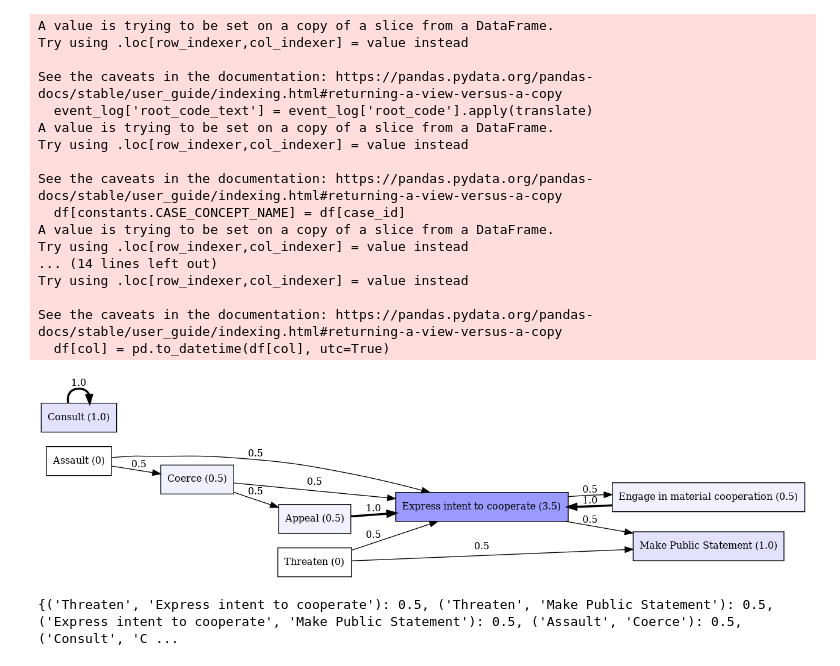
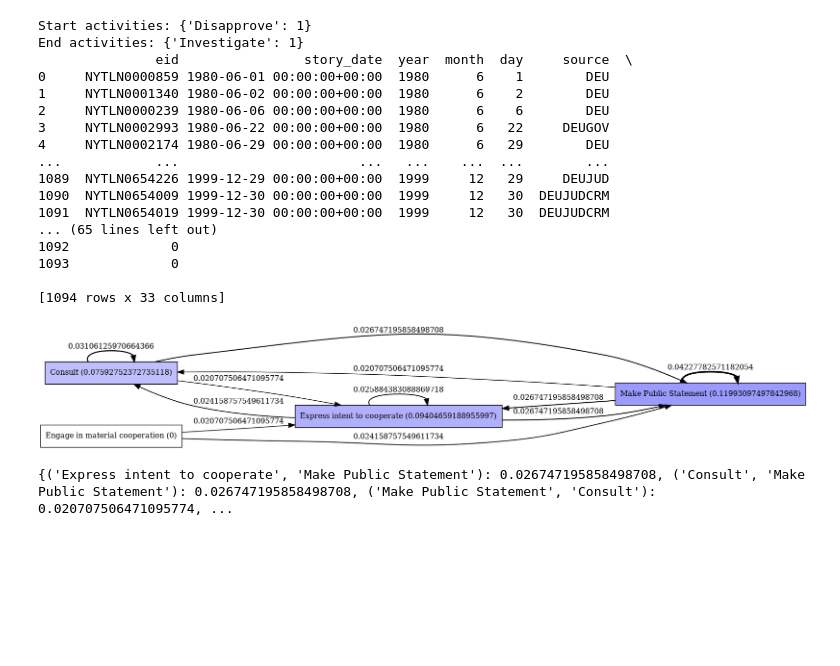
Before and after one commit to sashamorecode/Geopolitics-Process-Mining, a Jupyter notebook: ProcMingNotebookTest.ipynb, the cells around one changed output. Cells and saved outputs as stored; diff of their text form; code cells hidden in the pictures; blank space fills up the shorter version.

Commit message:
added start end date to preprocess

```diff
--- a/ProcMingNotebookTest.ipynb
+++ b/ProcMingNotebookTest.ipynb
@@ -19,7 +19,11 @@ def code2text_Pheonix(event_log):
     event_log['root_code_text'] = event_log['root_code'].apply(translate)
     return event_log
 
-def preprocess(event_log, key="empty", remove_activity_keys=[]):
+def preprocess(event_log, key="empty", remove_activity_keys=[], start_date="1780-01-01", end_date="1780-01-01"):
+    start_date += " 00:00:00"
+    end_date += " 00:00:00"
+    #end_date = pandas.to_datetime(end_date, utc=True)
+
     #remove activities
     if len(remove_activity_keys) > 0:
         for code_key in remove_activity_keys:
@@ -34,12 +38,18 @@ def preprocess(event_log, key="empty", remove_activity_keys=[]):
     #select conflict
     if key != "empty":
         event_log = event_log[event_log.conflict_id == key]
+
+
     #event_log = event_log[event_log.source == "DDR"]
     #decode codes
     event_log = code2text_Pheonix(event_log)
 
     #format to pm4py
     event_log = pm4py.format_dataframe(event_log, case_id='conflict_id', activity_key='root_code_text', timestamp_key='story_date')
+    #select date range if needed
+    if start_date != end_date:
+        event_log = pm4py.filter_time_range(event_log, start_date, end_date)
+
     start_activities = pm4py.get_start_activities(event_log)
     end_activities = pm4py.get_end_activities(event_log)
     print("Start activities: {}\nEnd activities: {}".format(start_activities, end_activities))
@@ -135,7 +145,7 @@ def get_eventually_follows_in_days_graph(event_log, daysFollow):
             tc1 = sorted_trace[i][timestamp_key]
             j = i + 1
             while j < len(sorted_trace):
-                ts2 = sorted_trace[j][start_timestamp_key]
+                ts2 = sorted_trace[j][timestamp_key]
                 act2 = sorted_trace[j][activity_key]
                 if ts2 - tc1 <= time_threshold and ts2 >= tc1:
                     tup = (act1, act2)
@@ -164,11 +174,12 @@ def make_dfg(event_log, minThresh = 1,
 
 
 
-    dfg, start_activities, end_activities = pm4py.discover_dfg(event_log, case_id_key='case:concept:name', activity_key='concept:name', timestamp_key='time:timestamp')
+
 
     if eventualyFollow:
         dfg = get_eventually_follows_in_days_graph(event_log, daysFollow)
-
+    else:
+        dfg, start_activities, end_activities = pm4py.discover_dfg(event_log)
     preDenoise = dfg.copy()
 
 
@@ -188,7 +199,7 @@ def make_dfg(event_log, minThresh = 1,
         dfg = {activities: value for activities, value in dfg.items()
                if activities[0] != activities[1] and
                (value >= max([x for k,x in dfg.items() if k[0] == activities[0]])
-                                                                                                            or value >= max([x for k,x in dfg.items() if k[1] == activities[1]]))}
+                or value >= max([x for k,x in dfg.items() if k[1] == activities[1]]))}
 
     if scale:
         l = 0
@@ -220,12 +231,14 @@ def make_bpmn(event_log, show=True):
 #selector block, config and select stuff here
 
 event_log = import_csv(dataPath)
-event_log_r = preprocess(event_log,key="DDRUSA")
+event_log = preprocess(event_log,key="DEUDEU", start_date="1960-01-01", end_date="2000-01-01")
 
-dfg = make_dfg(event_log_r, scale=True,
-            max_path_denoise=False, minThresh=0.2, show=True,
-            eventualyFollow=True, daysFollow=22, normalize=True, normalize_to="source")
+print(event_log)
+dfg = make_dfg(event_log, scale=True,
+            max_path_denoise=False, minThresh=0.02, show=True,
+            eventualyFollow=True, daysFollow=5, normalize=False, normalize_to="source")
 print(dfg)
+
 #make_dfg(event_log_r,minThresh =4)
 #make_bpmn(event_log)
 #make_process_tree(event_log)
@@ -236,19 +264,19 @@ End activities: {'Fight': 1}
-A value is trying to be set on a copy of a slice from a DataFrame.
-Try using .loc[row_indexer,col_indexer] = value instead
+Start activities: {'Disapprove': 1}
+End activities: {'Investigate': 1}
+               eid                story_date  year  month  day     source  \
+0     NYTLN0000859 1980-06-01 00:00:00+00:00  1980      6    1        DEU
+1     NYTLN0001340 1980-06-02 00:00:00+00:00  1980      6    2        DEU
+2     NYTLN0000239 1980-06-06 00:00:00+00:00  1980      6    6        DEU
+3     NYTLN0002993 1980-06-22 00:00:00+00:00  1980      6   22     DEUGOV
+4     NYTLN0002174 1980-06-29 00:00:00+00:00  1980      6   29        DEU
+...            ...                       ...   ...    ...  ...        ...
+1089  NYTLN0654226 1999-12-29 00:00:00+00:00  1999     12   29     DEUJUD
+1090  NYTLN0654009 1999-12-30 00:00:00+00:00  1999     12   30  DEUJUDCRM
+1091  NYTLN0654019 1999-12-30 00:00:00+00:00  1999     12   30  DEUJUDCRM
+... (65 lines left out)
+1092             0
+1093             0
 
-See the caveats in the documentation: https://pandas.pydata.org/pandas-docs/stable/user_guide/indexing.html#returning-a-view-versus-a-copy
-  event_log['root_code_text'] = event_log['root_code'].apply(translate)
-A value is trying to be set on a copy of a slice from a DataFrame.
-Try using .loc[row_indexer,col_indexer] = value instead
-
-See the caveats in the documentation: https://pandas.pydata.org/pandas-docs/stable/user_guide/indexing.html#returning-a-view-versus-a-copy
-  df[constants.CASE_CONCEPT_NAME] = df[case_id]
-A value is trying to be set on a copy of a slice from a DataFrame.
-Try using .loc[row_indexer,col_indexer] = value instead
-... (14 lines left out)
-Try using .loc[row_indexer,col_indexer] = value instead
-
-See the caveats in the documentation: https://pandas.pydata.org/pandas-docs/stable/user_guide/indexing.html#returning-a-view-versus-a-copy
-  df[col] = pd.to_datetime(df[col], utc=True)
+[1094 rows x 33 columns]
-[figure, old version]
+[figure, new version]
-{('Threaten', 'Express intent to cooperate'): 0.5, ('Threaten', 'Make Public Statement'): 0.5, ('Express intent to cooperate', 'Make Public Statement'): 0.5, ('Assault', 'Coerce'): 0.5, ('Consult', 'C ...
+{('Express intent to cooperate', 'Make Public Statement'): 0.026747195858498708, ('Consult', 'Make Public Statement'): 0.026747195858498708, ('Make Public Statement', 'Consult'): 0.020707506471095774, ...
```
Also changed, not shown: parts of 1 cell of this notebook, 1 other file.
